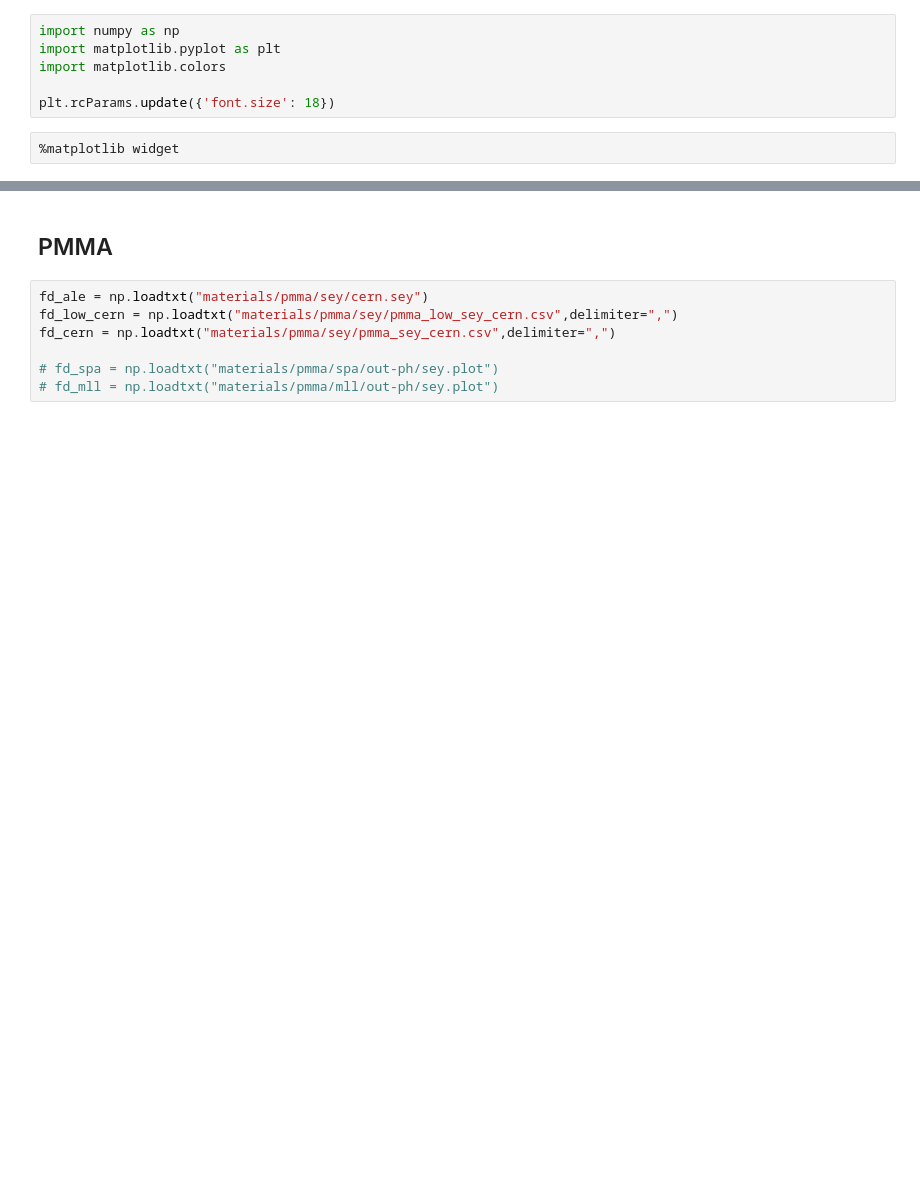
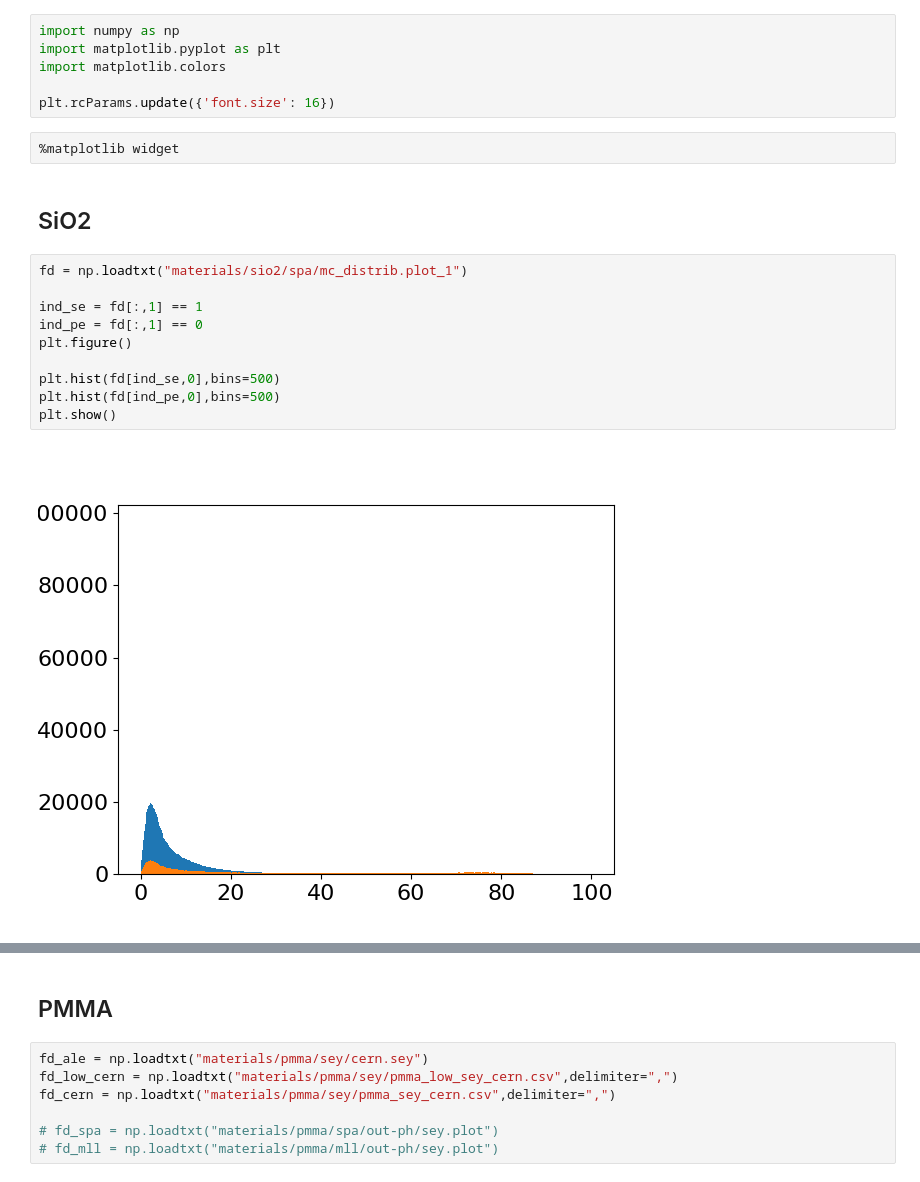
Before and after one commit to oridzel/mast_sey, a Jupyter notebook: plot.ipynb, the cells around one changed output, grey strips where cells are left out. Drawn from its saved outputs; the diff is of its cells as text; blank space fills up the shorter version.

```diff
--- a/plot.ipynb
+++ b/plot.ipynb
@@ -3,6 +3,20 @@ import numpy as np
 import matplotlib.pyplot as plt
 import matplotlib.colors
 
-plt.rcParams.update({'font.size': 18})
+plt.rcParams.update({'font.size': 16})
 # %%
 %matplotlib widget
+# %% [markdown]
+## SiO2
+# %%
+fd = np.loadtxt("materials/sio2/spa/mc_distrib.plot_1")
+
+ind_se = fd[:,1] == 1
+ind_pe = fd[:,1] == 0
+plt.figure()
+
+plt.hist(fd[ind_se,0],bins=500)
+plt.hist(fd[ind_pe,0],bins=500)
+plt.show()
+# %% [output]
+[figure, added]
```
Also changed, not shown: parts of 21 cells of this notebook, 17 other files.
